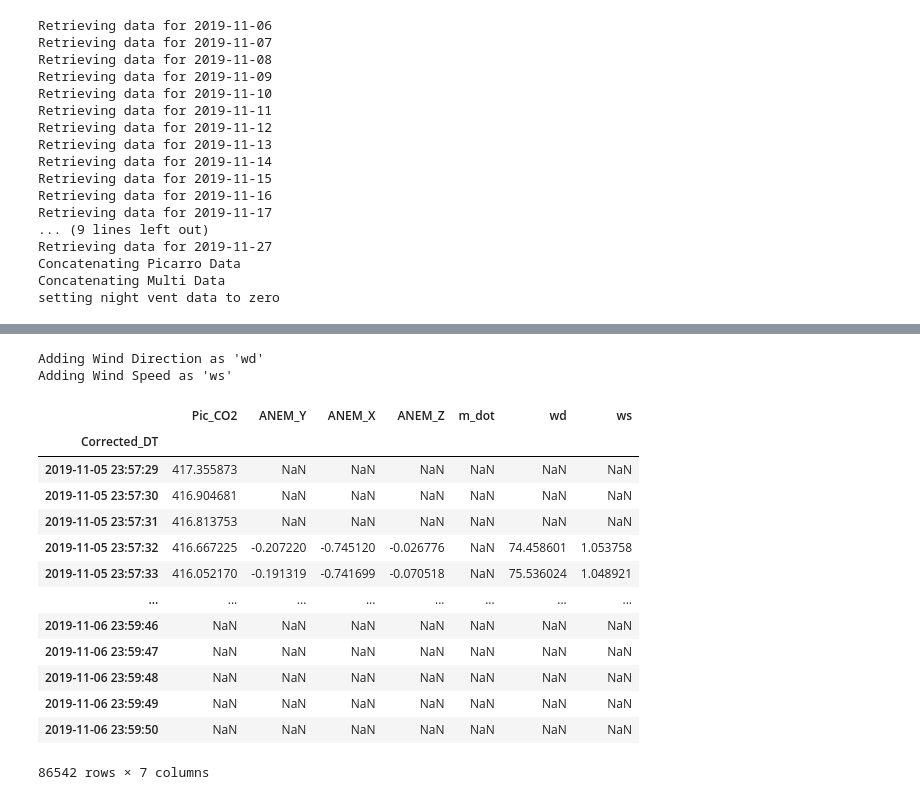
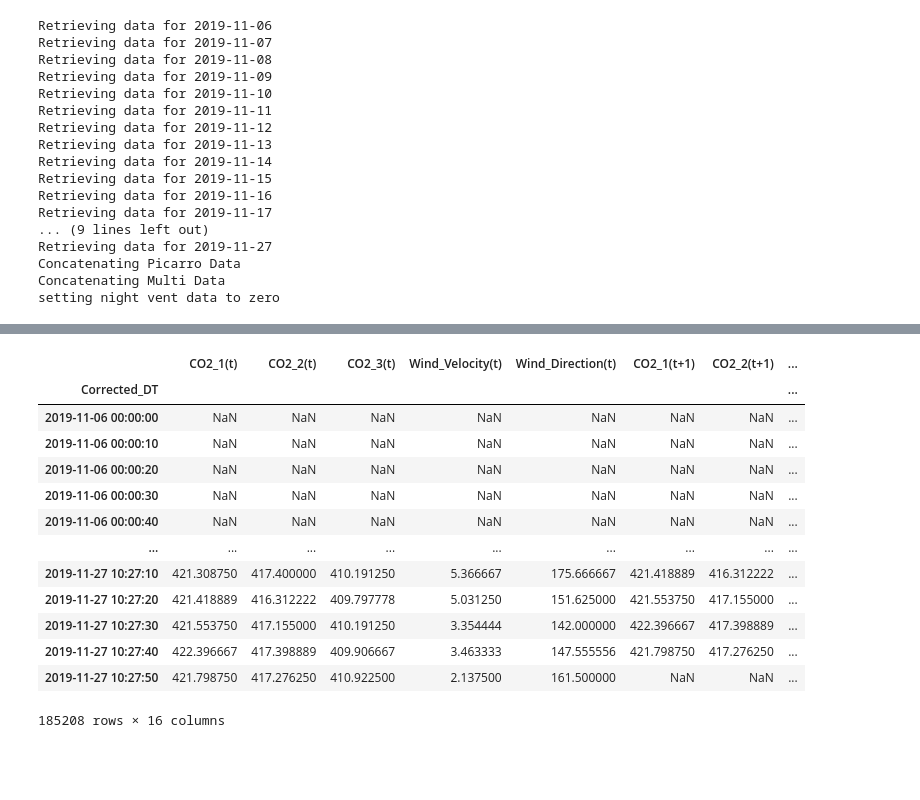
Before and after one commit to agmeyer4/CO2_Eddy, a Jupyter notebook: ML.ipynb, the cells around one changed output, grey strips where cells are left out. Saved outputs shown, nothing was run; the diff lists cells and outputs as text; code cells hidden in the pictures; blank space fills up the shorter version.

```diff
--- a/ML.ipynb
+++ b/ML.ipynb
@@ -92,7 +106,5 @@ Downsampling by mean at 1 seconds
 # %%
 #Concatenate and add wind speed & direction
-df = pd.concat([pic_proc,vent_proc],axis=1)
-df = wind_add(df,'ANEM_X','ANEM_Y')
+df = pd.concat([tower_proc,vent_proc],axis=1)
+if tower_id == 'Picarro':
+    df = wind_add(df,'ANEM_X','ANEM_Y')
-# %% [output]
-Adding Wind Direction as 'wd'
-Adding Wind Speed as 'ws'
@@ -103,24 +111,14 @@ df = df[cols]
-# %%
-df
-# %% [output]
-|  | Pic_CO2 | ANEM_Y | ANEM_X | ANEM_Z | m_dot | wd | ws |
-| Corrected_DT |  |  |  |  |  |  |  |
-| 2019-11-05 23:57:29 | 417.355873 | NaN | NaN | NaN | NaN | NaN | NaN |
-| 2019-11-05 23:57:30 | 416.904681 | NaN | NaN | NaN | NaN | NaN | NaN |
-| 2019-11-05 23:57:31 | 416.813753 | NaN | NaN | NaN | NaN | NaN | NaN |
-| 2019-11-05 23:57:32 | 416.667225 | -0.207220 | -0.745120 | -0.026776 | NaN | 74.458601 | 1.053758 |
-| 2019-11-05 23:57:33 | 416.052170 | -0.191319 | -0.741699 | -0.070518 | NaN | 75.536024 | 1.048921 |
-| ... | ... | ... | ... | ... | ... | ... | ... |
-| 2019-11-06 23:59:46 | NaN | NaN | NaN | NaN | NaN | NaN | NaN |
-| 2019-11-06 23:59:47 | NaN | NaN | NaN | NaN | NaN | NaN | NaN |
-| 2019-11-06 23:59:48 | NaN | NaN | NaN | NaN | NaN | NaN | NaN |
-| 2019-11-06 23:59:49 | NaN | NaN | NaN | NaN | NaN | NaN | NaN |
-| 2019-11-06 23:59:50 | NaN | NaN | NaN | NaN | NaN | NaN | NaN |
-86542 rows × 7 columns
 # %%
+#Take only necessary columns
+if tower_id == 'Picarro':
+    cols = ['Pic_CO2', 'ANEM_Y', 'ANEM_X', 'ANEM_Z', 'm_dot', 'wd', 'ws']
+elif tower_id == 'Multi':
+    cols = ['CO2_1', 'CO2_2', 'CO2_3', 'Wind_Velocity', 'Wind_Direction', 'm_dot']
+
+df = df[cols]
+
 #Make mass flux the last column
 loc = df.columns.get_loc('m_dot')
-
 cols = df.columns.tolist()
 cols = cols[0:loc]+cols[(loc+1):]+[cols[loc]]
 df = df[cols]
@@ -165,12 +124,0 @@ def series_to_supervised(data, n_in=1, n_out=1, dropnan=True):
-# %%
-#We need to delete some of the columns generated by the series_to_supervised function
-def delete_unwanted_cols(initial_lagged_df):
-    #We want to delete all of the values of LI_CO2 EXCEPT the t=t case (very last one)
-    s = "m_dot"
-    drop_cols = [] #initialize columns to be dropped
-    for column in initial_lagged_df:
-#         if s not in column and "(t)" in column:
-#             drop_cols.append(column)     #Drop all columns except the LI_CO2 column at time t (only want the lagged variables)
-        if s in column and "(t)" not in column:
-            drop_cols.append(column)     #Drop all columns with LI_CO2 that arent the last one
-    return initial_lagged_df.drop(drop_cols,axis = 1)
@@ -176,0 +127,33 @@ def delete_unwanted_cols(initial_lagged_df):
+# %%
+#TIME LAG
+df_to_use = df
+
+n_seconds = 3 #how many periods to lag
+n_features= len(df_to_use.columns)-1 #how many features exist in the feature matrix (number of cols - target col)
+time_lagged = series_to_supervised(df_to_use,n_in=0,n_out=n_seconds,dropnan=False) #lag function
+time_lagged_reframed = delete_unwanted_cols(time_lagged) #delete unneccesary columns
+
+
+#Make mass flux at t the last column
+loc = time_lagged_reframed.columns.get_loc('m_dot(t)')
+
+cols = time_lagged_reframed.columns.tolist()
+cols = cols[0:loc]+cols[(loc+1):]+[cols[loc]]
+time_lagged_reframed = time_lagged_reframed[cols]
+
+time_lagged_reframed
+# %% [output]
+|  | CO2_1(t) | CO2_2(t) | CO2_3(t) | Wind_Velocity(t) | Wind_Direction(t) | CO2_1(t+1) | CO2_2(t+1) | ... |
+| Corrected_DT |  |  |  |  |  |  |  | ... |
+| 2019-11-06 00:00:00 | NaN | NaN | NaN | NaN | NaN | NaN | NaN | ... |
+| 2019-11-06 00:00:10 | NaN | NaN | NaN | NaN | NaN | NaN | NaN | ... |
+| 2019-11-06 00:00:20 | NaN | NaN | NaN | NaN | NaN | NaN | NaN | ... |
+| 2019-11-06 00:00:30 | NaN | NaN | NaN | NaN | NaN | NaN | NaN | ... |
+| 2019-11-06 00:00:40 | NaN | NaN | NaN | NaN | NaN | NaN | NaN | ... |
+| ... | ... | ... | ... | ... | ... | ... | ... | ... |
+| 2019-11-27 10:27:10 | 421.308750 | 417.400000 | 410.191250 | 5.366667 | 175.666667 | 421.418889 | 416.312222 | ... |
+| 2019-11-27 10:27:20 | 421.418889 | 416.312222 | 409.797778 | 5.031250 | 151.625000 | 421.553750 | 417.155000 | ... |
+| 2019-11-27 10:27:30 | 421.553750 | 417.155000 | 410.191250 | 3.354444 | 142.000000 | 422.396667 | 417.398889 | ... |
+| 2019-11-27 10:27:40 | 422.396667 | 417.398889 | 409.906667 | 3.463333 | 147.555556 | 421.798750 | 417.276250 | ... |
+| 2019-11-27 10:27:50 | 421.798750 | 417.276250 | 410.922500 | 2.137500 | 161.500000 | NaN | NaN | ... |
+185208 rows × 16 columns
```
Also changed, not shown: parts of 43 cells of this notebook, 4 other files.
